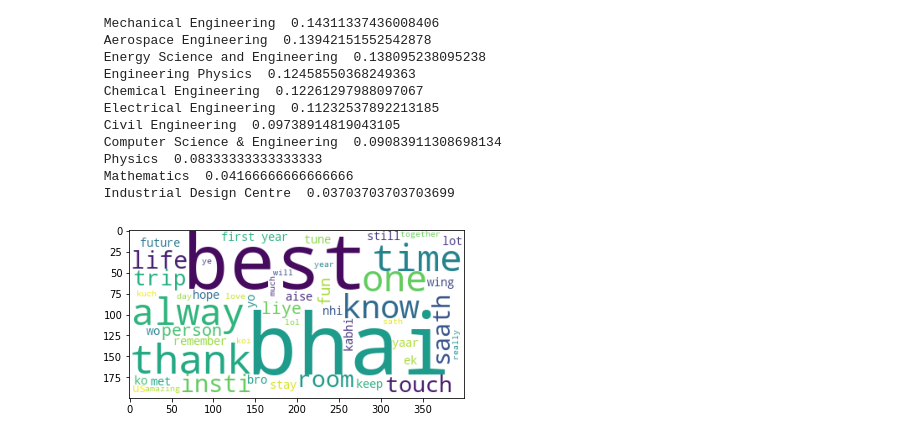
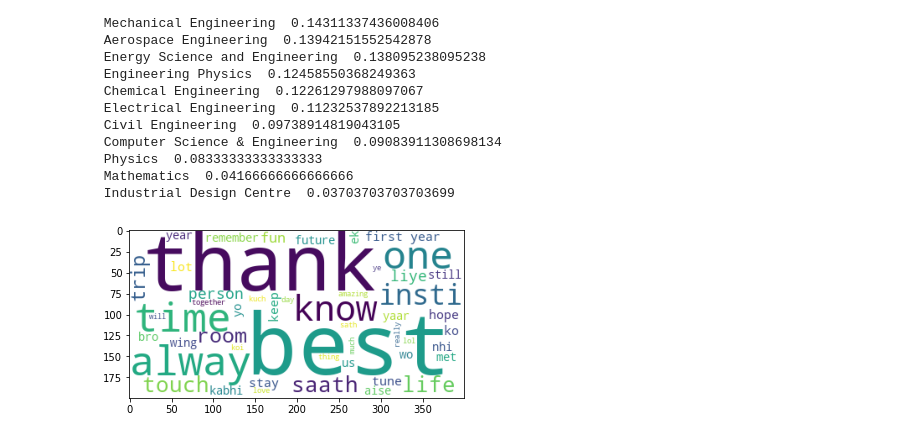
Before and after one commit to anshuln/Yearbook_analysis, a Jupyter notebook: analyze.ipynb, the cells around one changed output. Cells and saved outputs as stored; diff of their text form; code cells hidden in the pictures.

```diff
--- a/analyze.ipynb
+++ b/analyze.ipynb
@@ -505,26 +474,26 @@ Gender   Ratio of cross gender friends
 # %%
 # Wordclouds of different granularity
 from wordcloud import WordCloud, STOPWORDS
 # print(STOPWORDS)
 hindi_stopwords = ["mei","hai","bhi","tha","mein","aur","jab","tu","tera","se","toh","tujhe","apan","mai",
                    "tere","mujhe","kya","nahi","hi","ki",'ab',"pe","teri","ka","ke","hota","hua","jo","itna",'thoda',
-                  'kaafi',"mera","ho",'p','h','u','xd']
+                  'kaafi',"mera","ho",'p','h','u','xd','bhai']
 for w in hindi_stopwords:
     STOPWORDS.add(w)
 
 wc = WordCloud(background_color='white',
 					stopwords =  set(STOPWORDS),
 					max_words = 50,
 					random_state = 42,)
 
 
 all_posts = []
 for id in data:
 #     pers = Person(**data[id])
 #     if "Economics" in pers.dept:
     all_posts += [x["Text"].lower() for x in data[id]["Posts Auth"]]
 wc.generate(' '.join(all_posts))
 plt.imshow(wc)
 plt.show()
 # %% [output]
-[figure, old version]
+[figure, new version]
```
Also changed, not shown: parts of 8 cells of this notebook.
